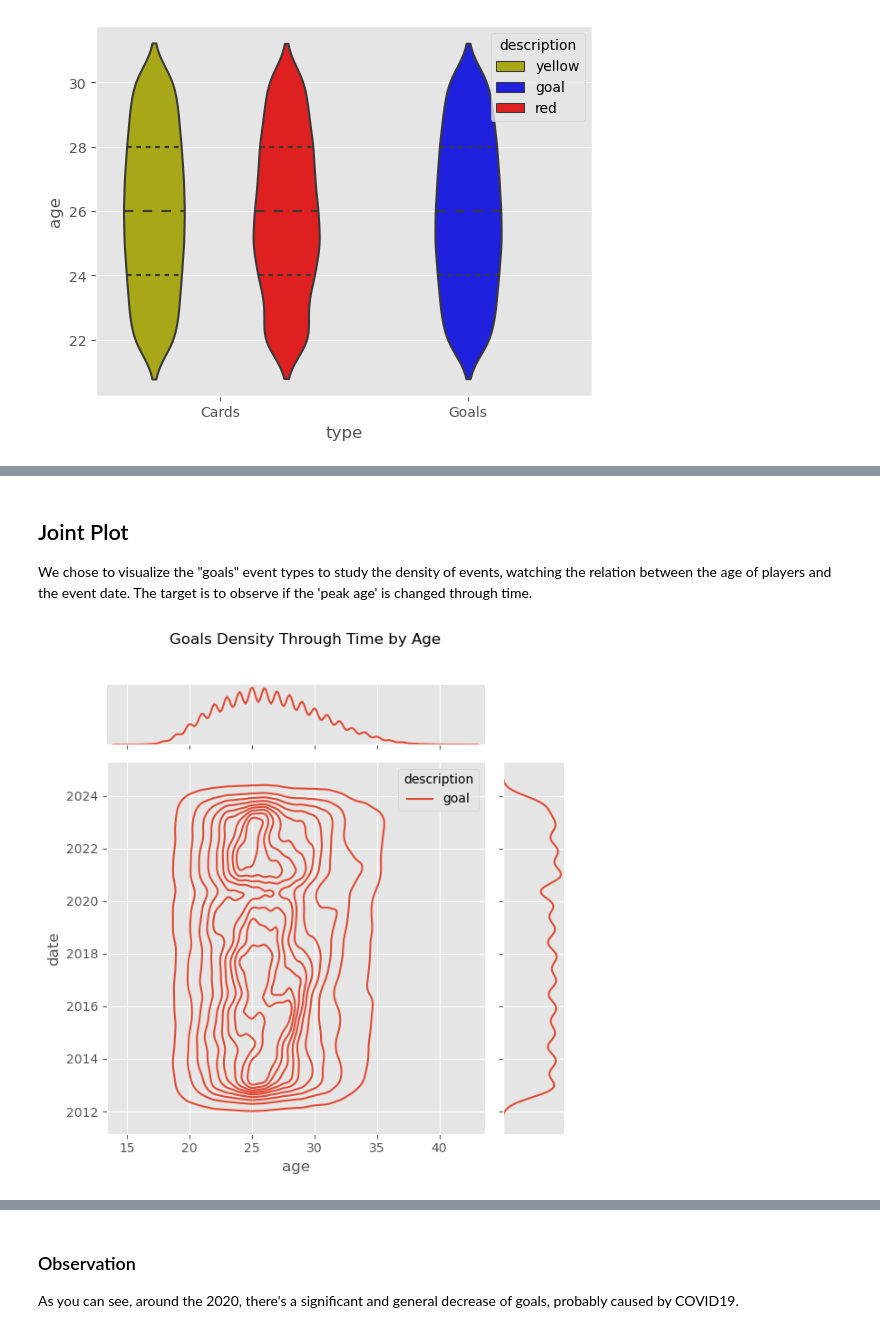
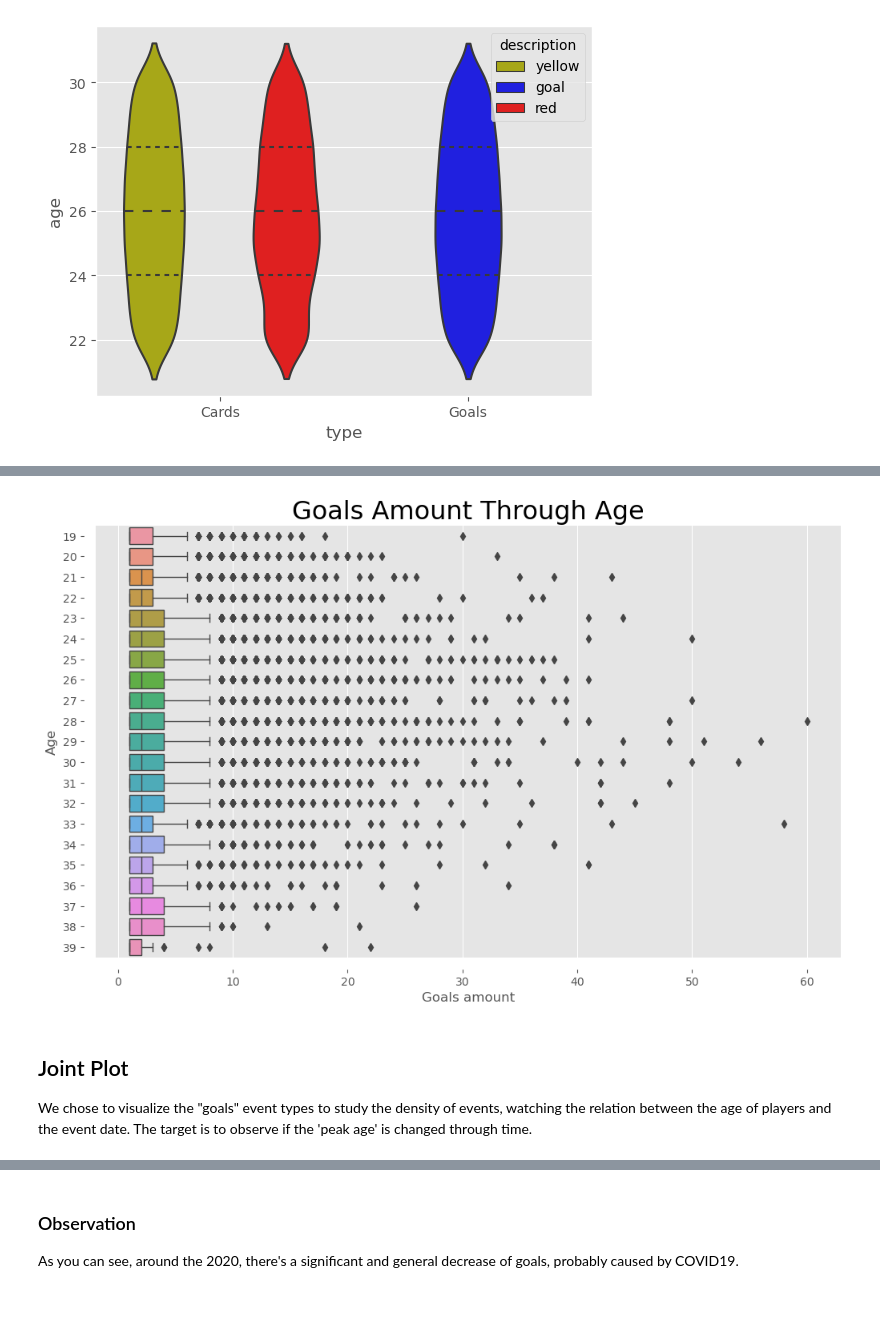
Before and after one commit to Marco-Skiavone/ium_dataset_processor, a Jupyter notebook: Assignment_Queries/age_analisys.ipynb, the cells around one changed output, grey strips where cells are left out. Cells and saved outputs as stored; diff of their text form; code cells hidden in the pictures; blank space fills up the shorter version.

```diff
--- a/Assignment_Queries/age_analisys.ipynb
+++ b/Assignment_Queries/age_analisys.ipynb
@@ -59,3 +62,17 @@ plt.show()
+# %%
+scoop = ge.query('player_age >= 19 and player_age < 40 and description == "goal"')[['player_id','player_age']]
+scoop = pd.DataFrame(scoop.value_counts(['player_id', 'player_age'])).reset_index()
+# %%
+plt.figure(figsize=(12, 7))
+ax = sns.boxplot(x= 'count',y='player_age',data= scoop, linewidth= 1, orient='h')
+sns.despine(offset=10, trim=True)
+ax.set_xlabel('Goals amount')
+ax.set_ylabel('Age')
+ax.set_title('Goals Amount Through Age', fontsize='23')
+
+plt.show()
+# %% [output]
+[figure, added]
 # %% [markdown]
 ## Joint Plot
 We chose to visualize the "goals" event types to study the density of events, watching the relation between the age of players and the event date.
@@ -65,12 +79,0 @@ ge_light = ge.loc[ge['player_age']>=0].loc[ge['description']!='assist'].drop(col
-# %%
-g = sns.jointplot(
-    data=ge_light.query("type == 'Goals'"),
-    x="age", y="date", hue="description",
-    kind="kde"
-)
-
-plt.suptitle('Goals Density Through Time by Age', y=1.02)
-plt.tight_layout()
-plt.show()
-# %% [output]
-[figure, removed]
```
Also changed, not shown: parts of 9 cells of this notebook.
